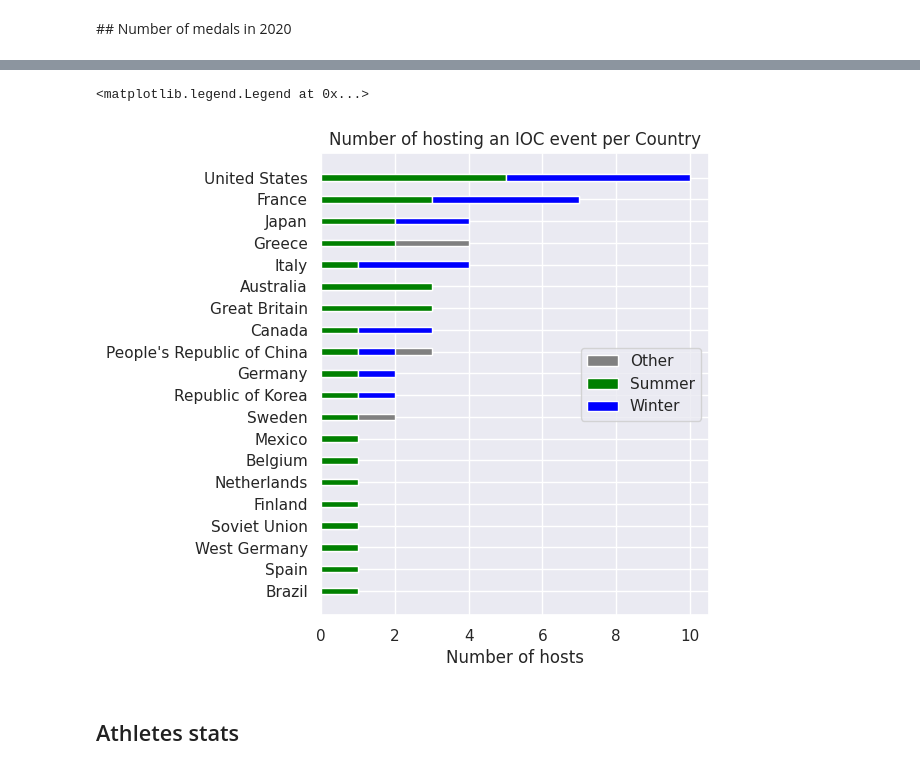
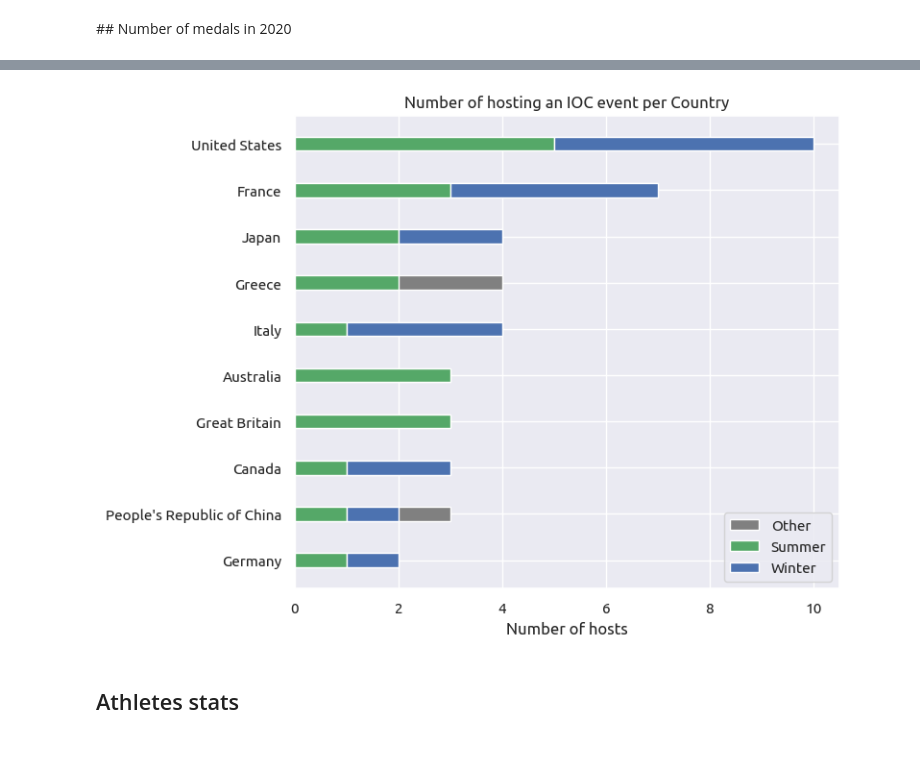
Before and after one commit to ValentinCassayre/olympics, a Jupyter notebook: data_visualisation.ipynb, the cells around one changed output, grey strips where cells are left out. Saved outputs shown, nothing was run; the diff lists cells and outputs as text; code cells hidden in the pictures.

Commit message:
New graphs

```diff
--- a/data_visualisation.ipynb
+++ b/data_visualisation.ipynb
@@ -6,3 +7,4 @@ from matplotlib import pyplot as plt
 import os
 # %%
 sns.set_theme()
+sns.set(font="Ubuntu")
@@ -133,12 +114,13 @@ host_cities
 # %%
-sub_host_cities = host_cities[(host_cities['competition'] == 'Summer Olympics')]
+sub_host_cities = host_cities[(host_cities['competition'] == 'Olympics') & (host_cities['season'] == 'Summer')]
 sub_count = sub_host_cities['noc'].value_counts()
 top_hoster = sub_count.reset_index(name='host_summer').set_index('noc')
-sub_host_cities = host_cities[(host_cities['competition'] == 'Winter Olympics')]
+sub_host_cities = host_cities[(host_cities['competition'] == 'Olympics') & (host_cities['season'] == 'Winter')]
 sub_count = sub_host_cities['noc'].value_counts()
 top_hoster['host_winter'] = sub_count
 sub_count = host_cities['noc'].value_counts()
 top_hoster['total'] = sub_count
-top_hoster = top_hoster.merge(noc_countries, on='noc', how='left')
 top_hoster.sort_values(by=['total', 'host_summer', 'host_winter'], ascending=False, inplace=True)
-# top_hoster = top_hoster.head(10)
+top_hoster = top_hoster.head(10)
+
+top_hoster = top_hoster.merge(noc_countries, on='noc', how='left') # we add the metadata using the noc identifier
@@ -165,15 +127,16 @@ top_hoster
 # %%
-fig, ax = plt.subplots(figsize=(5,6))
+fig, ax = plt.subplots(figsize=(8, 6))
 plt.barh(y='country', width="total", data=top_hoster, height=.3, color='grey', label='Other')
-plt.barh(y='country', width="host_summer", data=top_hoster, height=.3, color='green', label='Summer')
-plt.barh(y='country', width="host_winter", left="host_summer", data=top_hoster, height=.3, color='blue', label='Winter')
+plt.barh(y='country', width="host_summer", data=top_hoster, height=.3, color='g', label='Summer')
+plt.barh(y='country', width="host_winter", left="host_summer", data=top_hoster, height=.3, color='b', label='Winter')
 ax.invert_yaxis()
 plt.xlabel("Number of hosts")
+#plt.ylabel("Country")
 plt.title('Number of hosting an IOC event per Country')
 plt.legend()
+plt.tight_layout()
 # %% [output]
-<matplotlib.legend.Legend at 0x...>
-[figure, old version]
+[figure, new version]
 # %% [markdown]
 ## Athletes stats
 # %%
```
Also changed, not shown: parts of 27 cells of this notebook.
